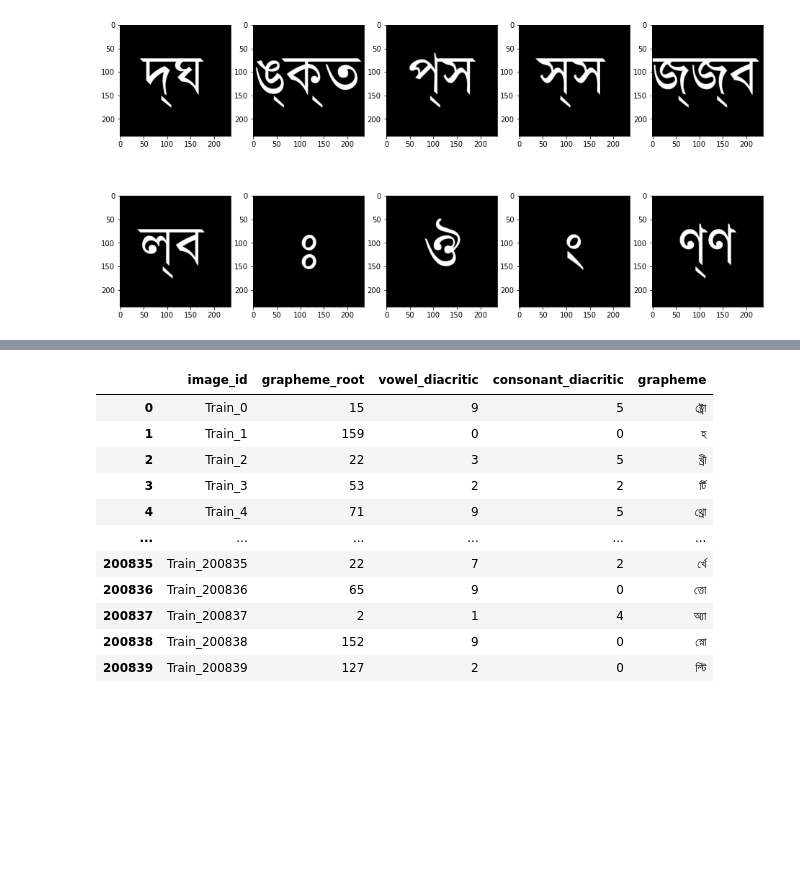
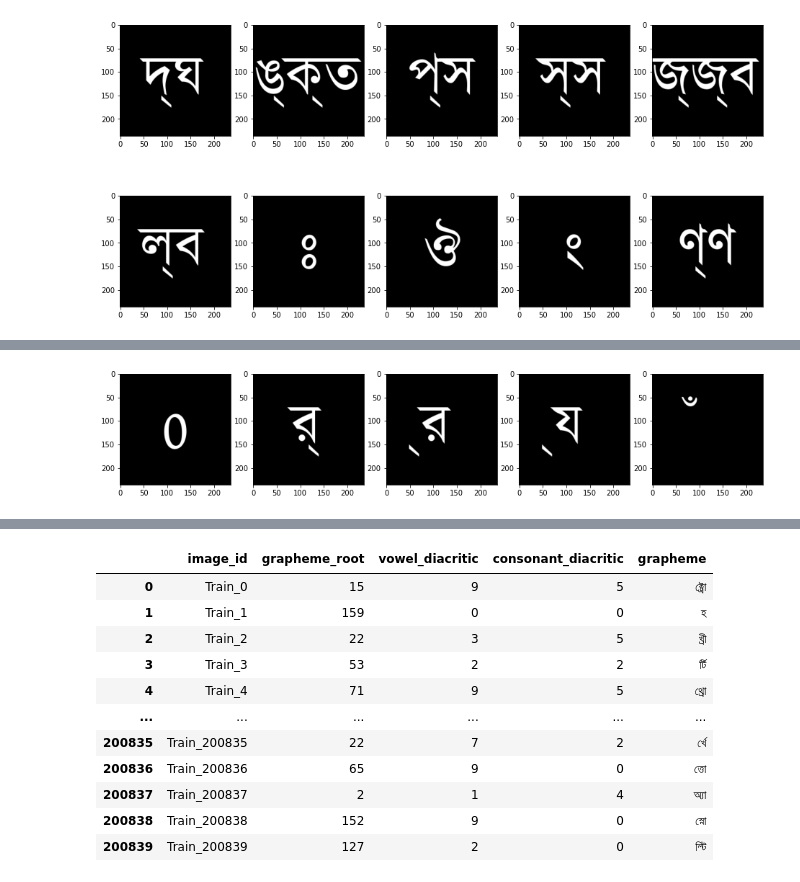
Before and after one commit to bethsung1011/capstone_2, a Jupyter notebook: src/3_31_night_thanks_to_Kaushal Shah.ipynb, the cells around one changed output, grey strips where cells are left out. Saved outputs shown, nothing was run; the diff lists cells and outputs as text; code cells hidden in the pictures; blank space fills up the shorter version.

```diff
--- a/src/3_31_night_thanks_to_Kaushal Shah.ipynb
+++ b/src/3_31_night_thanks_to_Kaushal Shah.ipynb
@@ -192,0 +216,3 @@ for i in range(10):
+# %%
+top_5_consonants = get_n(train_df_, 'consonant_diacritic', 5)
+top_5_consonants
@@ -192,0 +226,8 @@ for i in range(10):
+# %%
+f, ax = plt.subplots(1, 5, figsize=(16, 8))
+ax = ax.flatten()
+
+for i in range(5):
+    ax[i].imshow(image_from_char(top_5_consonants['component'].iloc[i]), cmap='Greys')
+# %% [output]
+[figure, added]
```
Also changed, not shown: parts of 33 cells of this notebook, 1 other file.
